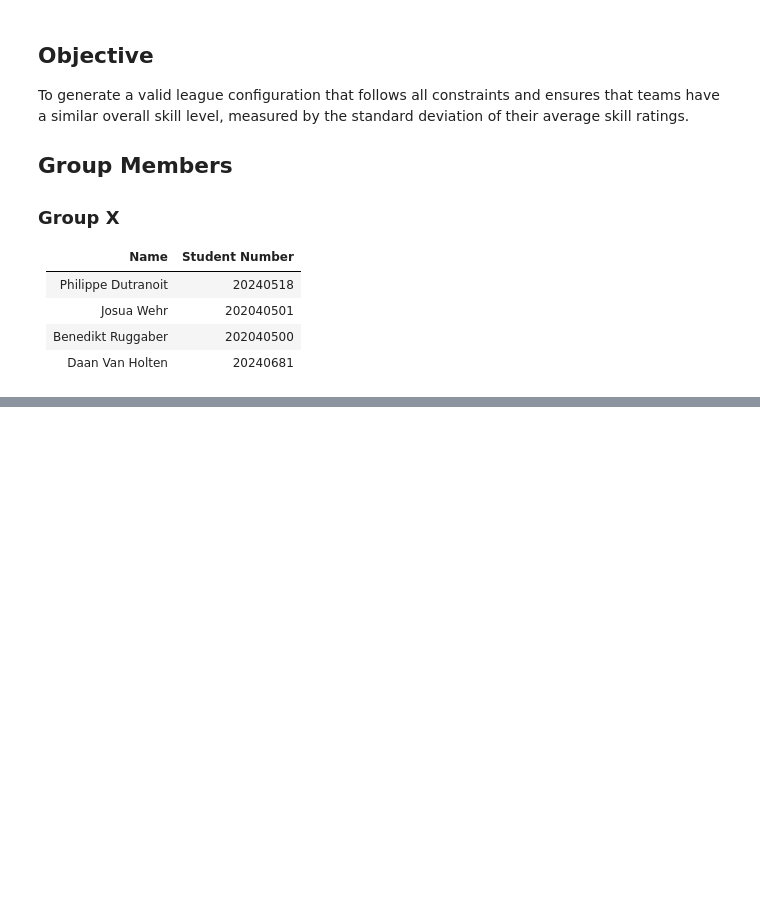
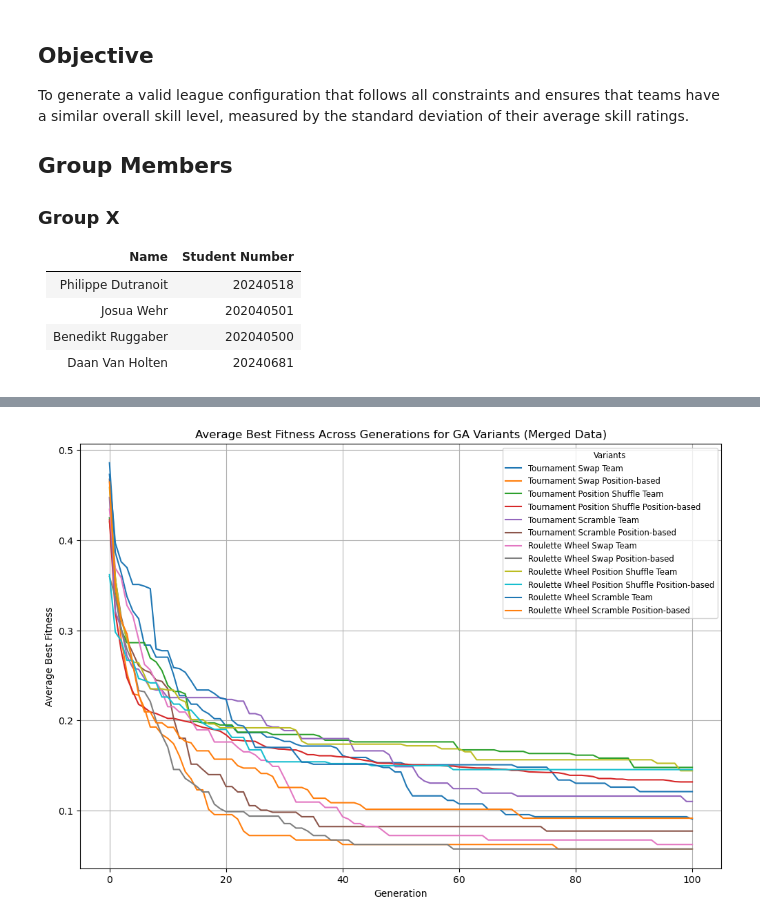
Before and after one commit to philippedut/CIFO_project, a Jupyter notebook: src/main.ipynb, the cells around one changed output, grey strips where cells are left out. Drawn from its saved outputs; the diff is of its cells as text; code cells hidden in the pictures; blank space fills up the shorter version.

```diff
--- a/src/main.ipynb
+++ b/src/main.ipynb
@@ -51,5 +80,9 @@ from Team import Team
+# %%
+# set up random seed for reproducibility
+random.seed(42)
+
+NUM_TEAMS = 5
+PLAYERS_PER_TEAM = 7
+BUDGET_LIMIT = 750
 # %%
 df = pd.read_csv('../Data/players(in).csv')
-# %%
-df.drop(columns=['Unnamed: 0'], inplace=True) # drop a column that as no information
-df.head()
@@ -210,0 +172,23 @@ Generation 220: std = 0.0000
+# %%
+variant_dfs = {
+    'Tournament Swap Team': df_tour_swap_team,
+    'Tournament Swap Position-based': df_tour_swap_positionbased,
+    'Tournament Position Shuffle Team': df_tour_positionshuffle_team,
+    'Tournament Position Shuffle Position-based': df_tour_positionshuffle_positionbased,
+    'Tournament Scramble Team': df_tour_scramble_team,
+    'Tournament Scramble Position-based': df_tour_scramble_positionbased,
+    'Roulette Wheel Swap Team': df_roulette_swap_team,
+    'Roulette Wheel Swap Position-based': df_roulette_swap_positionbased,
+    'Roulette Wheel Position Shuffle Team': df_roulette_positionshuffle_team,
+    'Roulette Wheel Position Shuffle Position-based': df_roulette_positionshuffle_positionbased,
+    'Roulette Wheel Scramble Team': df_roulette_scramble_team,
+    'Roulette Wheel Scramble Position-based': df_roulette_scramble_positionbased
+}
+dfs = []
+for variant_name, df_variant in variant_dfs.items():
+    df_temp = df_variant.copy().set_index('Generation')
+    df_temp = df_temp.rename(columns={'AvgBestFitness': variant_name})
+    dfs.append(df_temp)
+
+merged_df = pd.concat(dfs, axis=1).reset_index()
+merged_df
@@ -210,0 +209,11 @@ Generation 220: std = 0.0000
+# %%
+ax = merged_df.set_index('Generation').plot(grid=True)
+ax.set_title("Average Best Fitness Across Generations for GA Variants (Merged Data)")
+ax.set_xlabel("Generation")
+ax.set_ylabel("Average Best Fitness")
+plt.legend(title="Variants", loc='upper right')
+plt.gcf().set_size_inches(12, 8)
+plt.legend(title="Variants", loc='upper right', fontsize='small', title_fontsize='small')
+plt.show()
+# %% [output]
+[figure, added]
```
Also changed, not shown: parts of 25 cells of this notebook, 5 other files.
